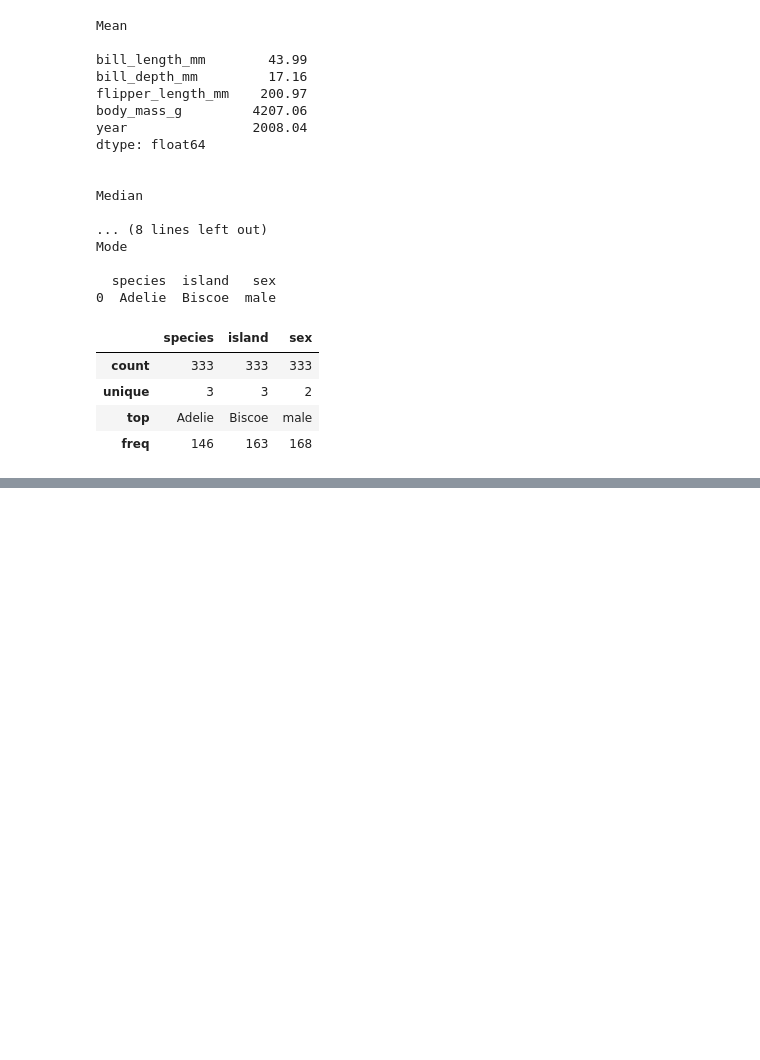
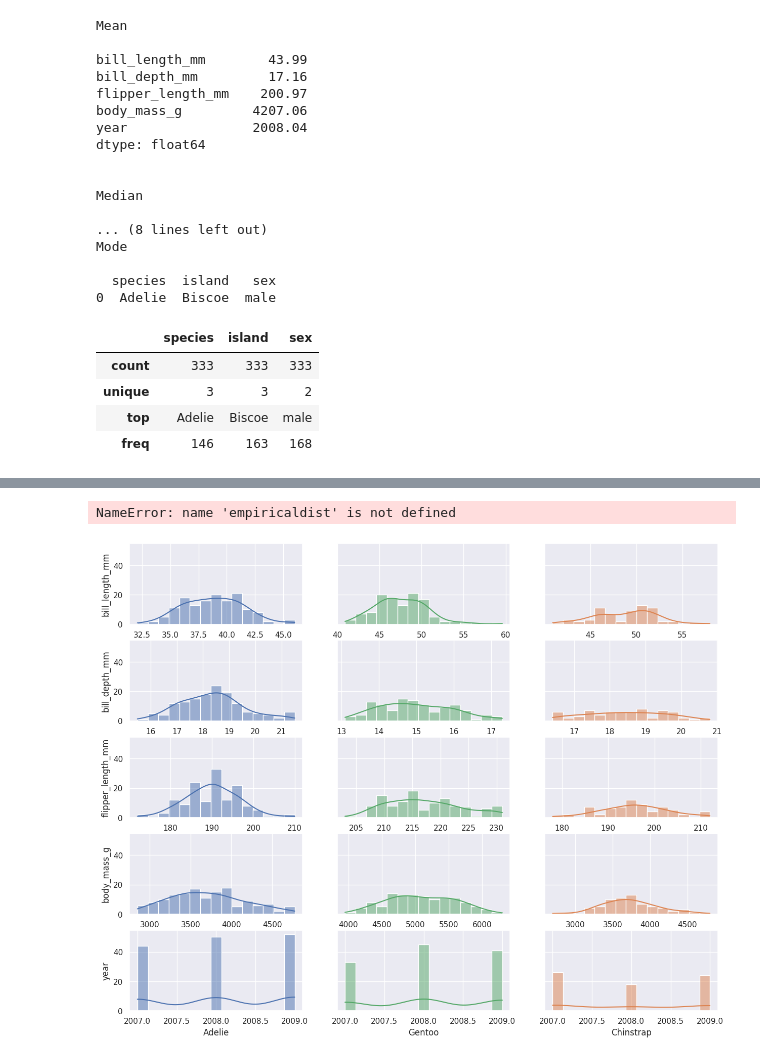
Before and after one commit to AleexSilva/Training-EDA, a Jupyter notebook: python-files/intro.ipynb, the cells around one changed output, grey strips where cells are left out. Drawn from its saved outputs; the diff is of its cells as text; code cells hidden in the pictures; blank space fills up the shorter version.

```diff
--- a/python-files/intro.ipynb
+++ b/python-files/intro.ipynb
@@ -375,0 +462,8 @@ df.describe(include='category')
+# %%
+cdf_variable = empiricaldist.Cdf.from_seq(
+    dataFrame.nombre_variable,
+    normalize=True
+)|
+cdf_variable
+# %% [output]
+NameError: name 'empiricaldist' is not defined
@@ -375,0 +478,22 @@ df.describe(include='category')
+# %%
+fig,ax = plt.subplots(len(numeric_columns),len(list),sharey=True, figsize=(15,12))
+
+for j in range(len(numeric_columns)):
+    for i in range(len(list)):
+        sns.histplot(
+            ax=ax[j][i],
+            data=list[i],
+            x=numeric_columns[j],
+            multiple='stack',
+            hue='species',
+            bins=15,
+            kde=True,
+            )
+
+
+        ax[j][i].set_ylabel(f'{numeric_columns[j]}')
+        ax[j][i].set_xlabel(f'{species[i]}')
+
+        ax[j][i].get_legend().remove()
+# %% [output]
+[figure, added]
```
Also changed, not shown: parts of 12 cells of this notebook.
